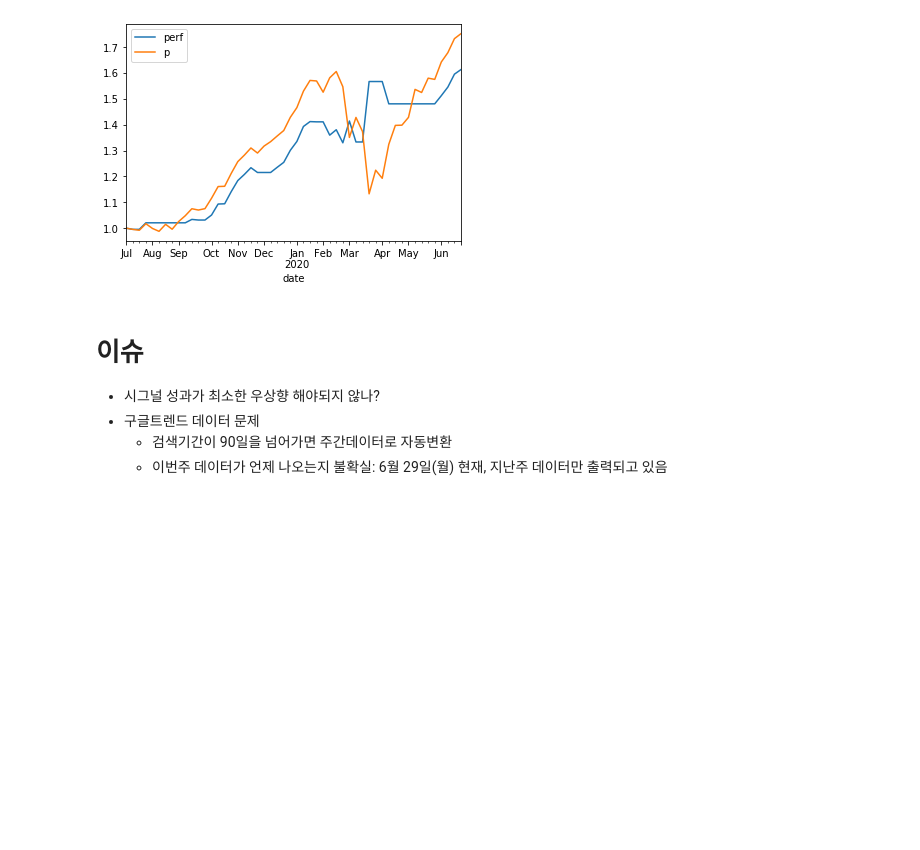
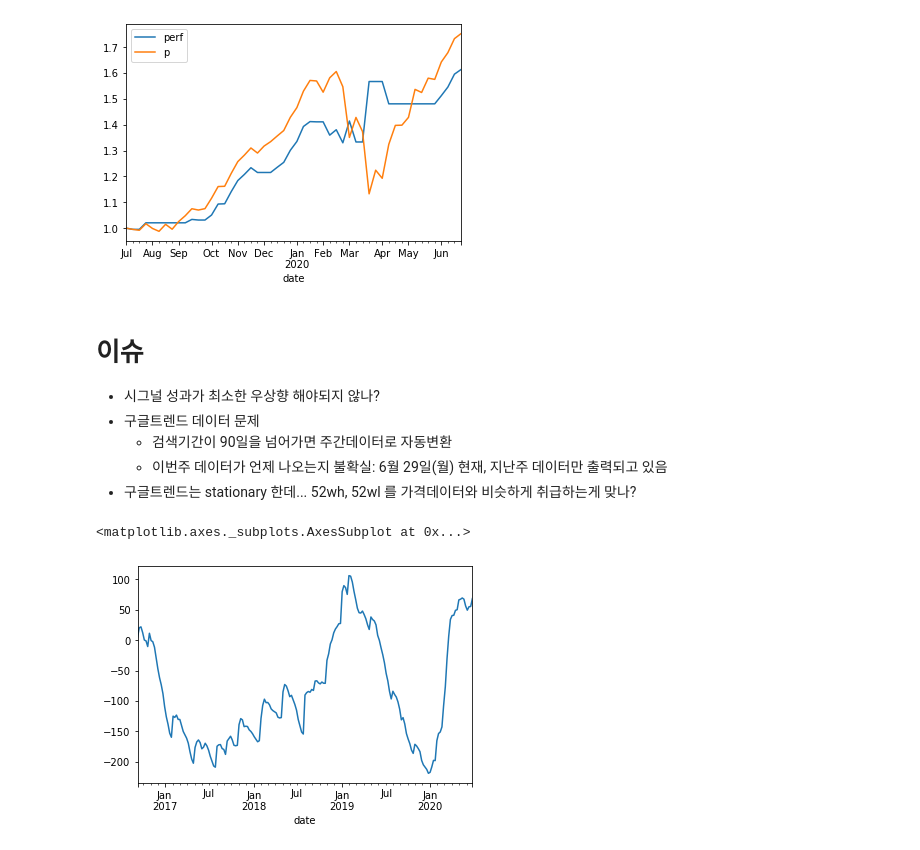
Before and after one commit to gem763/florence, a Jupyter notebook: google trend test.ipynb, the cells around one changed output. Drawn from its saved outputs; the diff is of its cells as text; code cells hidden in the pictures; blank space fills up the shorter version.

```diff
--- a/google trend test.ipynb
+++ b/google trend test.ipynb
@@ -165,3 +220,9 @@ plot_perf(buysell, p, nback=52, strat={'SS':-1, 'S':-0.5, 'N':0, 'B':0.5, 'SB':1
 * 구글트렌드 데이터 문제
     * 검색기간이 90일을 넘어가면 주간데이터로 자동변환
     * 이번주 데이터가 언제 나오는지 불확실: 6월 29일(월) 현재, 지난주 데이터만 출력되고 있음
+* 구글트렌드는 stationary 한데... 52wh, 52wl 를 가격데이터와 비슷하게 취급하는게 맞나?
+# %%
+((gtrend - gtrend.rolling(52).mean())).iloc[60:].cumsum().plot()
+# %% [output]
+<matplotlib.axes._subplots.AxesSubplot at 0x...>
+[figure, added]
```
Also changed, not shown: parts of 3 cells of this notebook.
